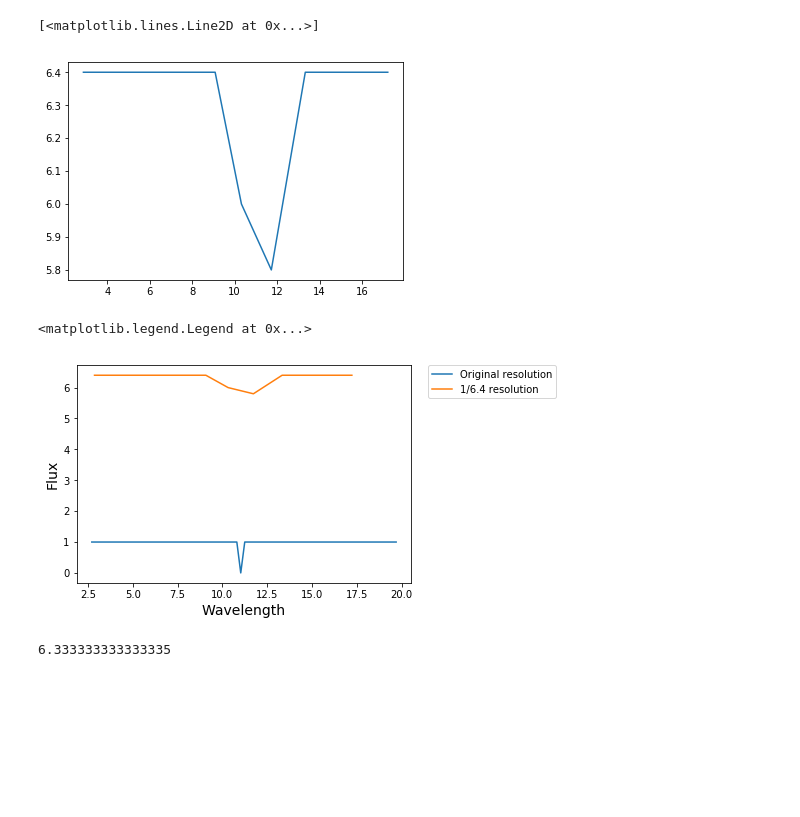
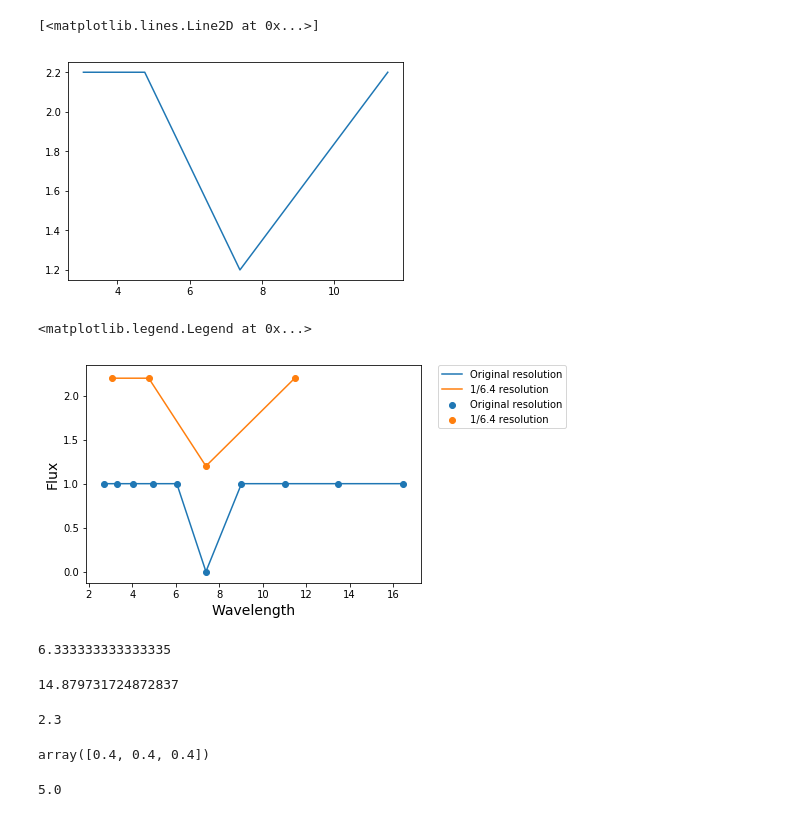
Before and after one commit to umerudel/SESNspectraPCA, a Jupyter notebook: code/test.ipynb, the cells around one changed output. Drawn from its saved outputs; the diff is of its cells as text; code cells hidden in the pictures; blank space fills up the shorter version.

```diff
--- a/code/test.ipynb
+++ b/code/test.ipynb
@@ -1,6 +1,9 @@
 # %%
 def nonintbinspectra(wvl, flux, uncer, N):
     wvllog = np.log(wvl)
+    nbins = float(len(wvllog))/N
+    usedbins = int(nbins)
+    unusedbins = len(wvllog) - usedbins
     N1 = int(N)
     N3 = int(N)
     n = N - N1
@@ -20,12 +23,14 @@ def nonintbinspectra(wvl, flux, uncer, N):
     newbins.append(np.exp(nbnctr))
     newflux.append(flux[i:i + N1].sum() + n * flux[i + N1])
     newuncer.append(np.sqrt(np.sum(np.square(uncer[i:i + N1])) + np.square(n * uncer[i + N1])))
-    while i < len(wvllog) - np.ceil(N) - N1:
+    while i  <= len(wvllog) -  N1 - N2:
+        print("OLD  " "i:",i , "<=:",len(wvllog) - N2 - N1, "N1:",N1, "N2:",N2)
         i = i + N1
         k = k + N3
         N1 = int(N - (1 - n)) + 1
         N3 = int(N - (1 - n0)) + 1
         n0 = N - (N1 - n0)
+        print("NEW  " "i:",i , "<=:",len(wvllog) - N2 - N1, "N1:",N1, "N2:",N2)
         nbnctr +=  (1 - n) * (wvllog[i+1] - wvllog[i])  + wvllog[i + N1] - wvllog[i + 1] + n0 * (wvllog[i + N1] - wvllog[i + N1 - 1])
         newbins.append(np.exp(nbnctr))
         newflux.append((1 - n) * flux[i] + flux[i + 1:i + N1].sum() + n0 * flux[i + N1])
@@ -37,12 +42,13 @@ import numpy as np
 import matplotlib.pyplot as plt
 import array
 # %%
-f = np.ones(100)
-wl = np.arange(1., 3., 0.02)
+f = np.ones(10)
+wl = np.arange(1., 3., 0.2)
 w = np.exp(wl)
 #f[20:21] = 2
 #f[30:31] = 1.5
 #f[40:41] = 0
 #f[50:51] = 1.5
 #f[60:61] = 2
-f[70:71] = 0
+f[5] = 0
+w[5]
@@ -59,0 +84,4 @@ ns = nonintbinspectra(w, f, f, 6.4)
+# %%
+N = 1.7
+ns = nonintbinspectra(w, f, f, N)
+ns[0].shape, int(10/N)
@@ -64,17 +104,35 @@ f2 = ns[1]
 plt.plot(w2, f2)
 # %% [output]
 [<matplotlib.lines.Line2D at 0x...>]
-[figure, old version]
+[figure, new version]
 # %%
 plt.plot(w, f, label="Original resolution")
+plt.scatter(w, f, label="Original resolution")
 plt.plot(w2, f2, label="1/6.4 resolution")
+plt.scatter(w2, f2, label="1/6.4 resolution")
 plt.xlabel('Wavelength', fontsize=14)
 plt.ylabel('Flux', fontsize=14)
 plt.legend(bbox_to_anchor=(1.05, 1), loc='upper left', borderaxespad=0.)
 # %% [output]
 <matplotlib.legend.Legend at 0x...>
-[figure, old version]
+[figure, new version]
 # %%
 f2.mean()
 # %% [output]
 6.333333333333335
+# %%
+np.exp(2.7)
+# %% [output]
+14.879731724872837
+# %%
+4.6/2
+# %% [output]
+2.3
+# %%
+np.diff(np.log(w2))
+# %% [output]
+array([0.4, 0.4, 0.4])
+# %%
+10./2.0
+# %% [output]
+5.0
```
Also changed, not shown: parts of 6 cells of this notebook.
